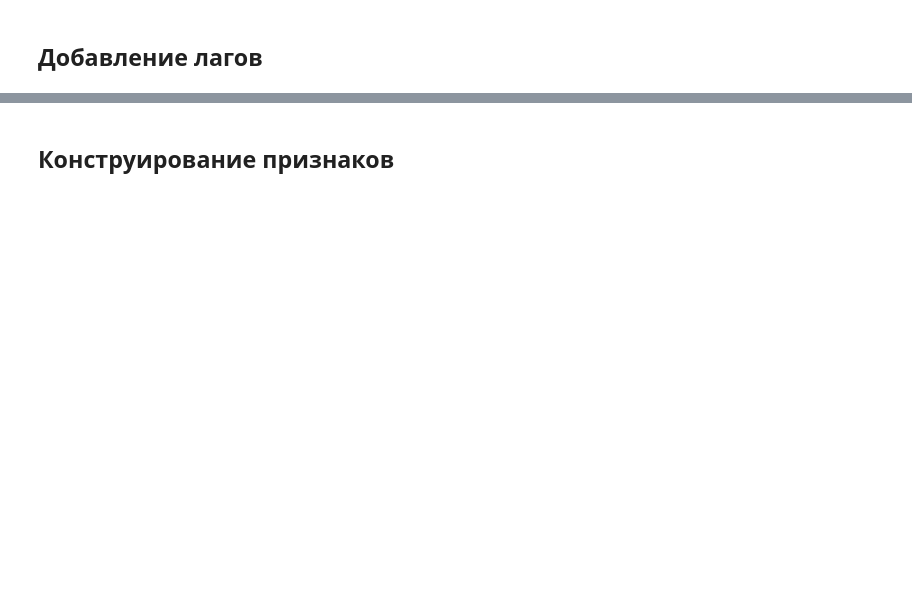
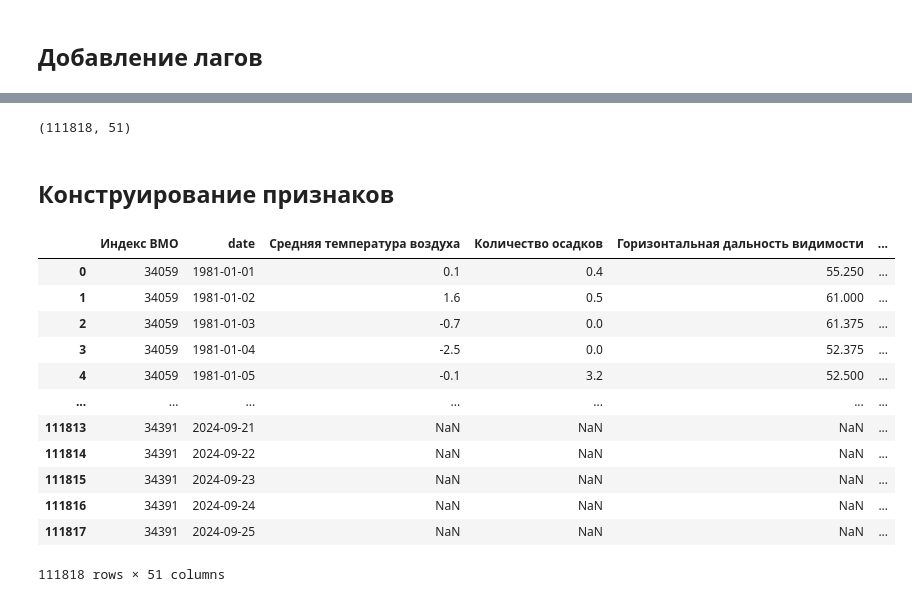
Before and after one commit to Mostov2005/Data-Science-Projects, a Jupyter notebook: Kyrsach/kyrsach.ipynb, the cells around one changed output, grey strips where cells are left out. Cells and saved outputs as stored; diff of their text form; code cells hidden in the pictures; blank space fills up the shorter version.

```diff
--- a/Kyrsach/kyrsach.ipynb
+++ b/Kyrsach/kyrsach.ipynb
@@ -57,0 +207,3 @@ memory usage: 43.6 MB
+# %%
+train_val_df = pd.concat([train_df, val_df], ignore_index=True)
+train_val_df = train_val_df.sort_values(['Индекс ВМО', 'date'])
@@ -57,0 +231,4 @@ memory usage: 43.6 MB
+# %%
+lagged_df = create_lags(train_val_df)
+# lagged_df.tail(40)
+lagged_df.tail()
@@ -57,0 +249,20 @@ memory usage: 43.6 MB
+# %%
+# Для каждой группы находим первую дату без NaN
+def first_valid_date_per_group(df, group_col='Индекс ВМО', date_col='date'):
+    # Словарь: индекс ВМО - дата первой строки без NaN
+    first_dates = {}
+
+    for idx, group in df.groupby(group_col):
+        # Проверяем только колонки с NaN
+        valid_rows = group[~group.isna().any(axis=1)]
+        if not valid_rows.empty:
+            first_dates[idx] = valid_rows[date_col].iloc[0]
+        else:
+            first_dates[idx] = None  # если все строки пустые
+
+    return first_dates
+
+
+# Используем функцию
+first_dates_dict = first_valid_date_per_group(lagged_df)
+first_dates_dict
@@ -57,0 +277,9 @@ memory usage: 43.6 MB
+# %%
+# Обрезаем каждую группу по дате
+cleaned_groups = []
+for idx, group in lagged_df.groupby('Индекс ВМО'):
+    start_date = first_dates_dict[idx]
+    cleaned_group = group[group['date'] >= start_date]
+    cleaned_groups.append(cleaned_group)
+
+clean_lagged_df = pd.concat(cleaned_groups).reset_index(drop=True)
@@ -58,2 +296,6 @@ memory usage: 43.6 MB
+# %%
+clean_lagged_df.shape
+# %% [output]
+(111818, 51)
 # %% [markdown]
 ## Конструирование признаков
@@ -59,0 +304,16 @@ memory usage: 43.6 MB
+# %%
+clean_lagged_df
+# %% [output]
+|  | Индекс ВМО | date | Средняя температура воздуха | Количество осадков | Горизонтальная дальность видимости | ... |
+| 0 | 34059 | 1981-01-01 | 0.1 | 0.4 | 55.250 | ... |
+| 1 | 34059 | 1981-01-02 | 1.6 | 0.5 | 61.000 | ... |
+| 2 | 34059 | 1981-01-03 | -0.7 | 0.0 | 61.375 | ... |
+| 3 | 34059 | 1981-01-04 | -2.5 | 0.0 | 52.375 | ... |
+| 4 | 34059 | 1981-01-05 | -0.1 | 3.2 | 52.500 | ... |
+| ... | ... | ... | ... | ... | ... | ... |
+| 111813 | 34391 | 2024-09-21 | NaN | NaN | NaN | ... |
+| 111814 | 34391 | 2024-09-22 | NaN | NaN | NaN | ... |
+| 111815 | 34391 | 2024-09-23 | NaN | NaN | NaN | ... |
+| 111816 | 34391 | 2024-09-24 | NaN | NaN | NaN | ... |
+| 111817 | 34391 | 2024-09-25 | NaN | NaN | NaN | ... |
+111818 rows × 51 columns
```
Also changed, not shown: parts of 80 cells of this notebook.
